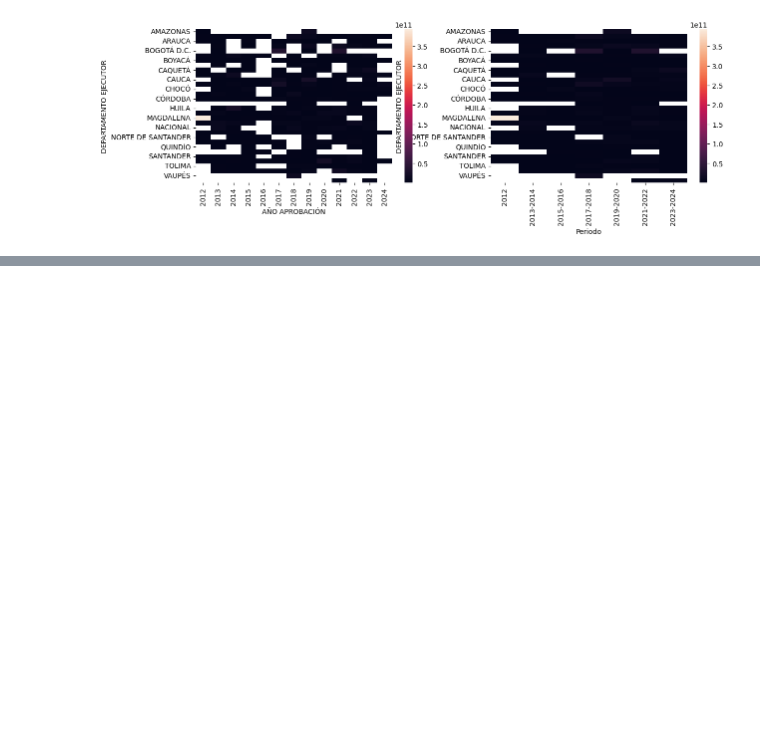
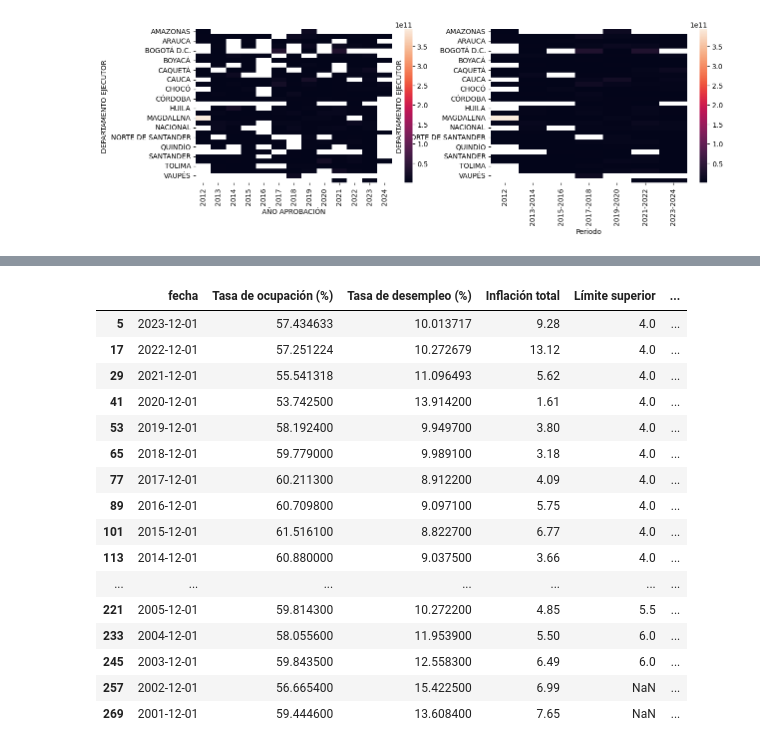
Before and after one commit to cortizbon/sgr_ofiscal, a Jupyter notebook: exper.ipynb, the cells around one changed output, grey strips where cells are left out. Saved outputs shown, nothing was run; the diff lists cells and outputs as text; code cells hidden in the pictures; blank space fills up the shorter version.

```diff
--- a/exper.ipynb
+++ b/exper.ipynb
@@ -313,0 +808,29 @@ sns.heatmap(samp.pivot_table(index='DEPARTAMENTO EJECUTOR',
+# %%
+ipc = pd.read_csv('datasets/inf_empl.csv')
+# %%
+ipc['year'] = pd.to_datetime(ipc['fecha']).dt.year
+ipc['month'] = pd.to_datetime(ipc['fecha']).dt.month
+# %%
+ipc = ipc[ipc['month'] == 12]
+# %%
+ipc['year'] = ipc['year'] + 1
+# %%
+ipc[['year', 'Inflación total']]
+# %% [output]
+|  | fecha | Tasa de ocupación (%) | Tasa de desempleo (%) | Inflación total | Límite superior | ... |
+| 5 | 2023-12-01 | 57.434633 | 10.013717 | 9.28 | 4.0 | ... |
+| 17 | 2022-12-01 | 57.251224 | 10.272679 | 13.12 | 4.0 | ... |
+| 29 | 2021-12-01 | 55.541318 | 11.096493 | 5.62 | 4.0 | ... |
+| 41 | 2020-12-01 | 53.742500 | 13.914200 | 1.61 | 4.0 | ... |
+| 53 | 2019-12-01 | 58.192400 | 9.949700 | 3.80 | 4.0 | ... |
+| 65 | 2018-12-01 | 59.779000 | 9.989100 | 3.18 | 4.0 | ... |
+| 77 | 2017-12-01 | 60.211300 | 8.912200 | 4.09 | 4.0 | ... |
+| 89 | 2016-12-01 | 60.709800 | 9.097100 | 5.75 | 4.0 | ... |
+| 101 | 2015-12-01 | 61.516100 | 8.822700 | 6.77 | 4.0 | ... |
+| 113 | 2014-12-01 | 60.880000 | 9.037500 | 3.66 | 4.0 | ... |
+| ... | ... | ... | ... | ... | ... | ... |
+| 221 | 2005-12-01 | 59.814300 | 10.272200 | 4.85 | 5.5 | ... |
+| 233 | 2004-12-01 | 58.055600 | 11.953900 | 5.50 | 6.0 | ... |
+| 245 | 2003-12-01 | 59.843500 | 12.558300 | 6.49 | 6.0 | ... |
+| 257 | 2002-12-01 | 56.665400 | 15.422500 | 6.99 | NaN | ... |
+| 269 | 2001-12-01 | 59.444600 | 13.608400 | 7.65 | NaN | ... |
```
Also changed, not shown: parts of 91 cells of this notebook, 3 other files.
